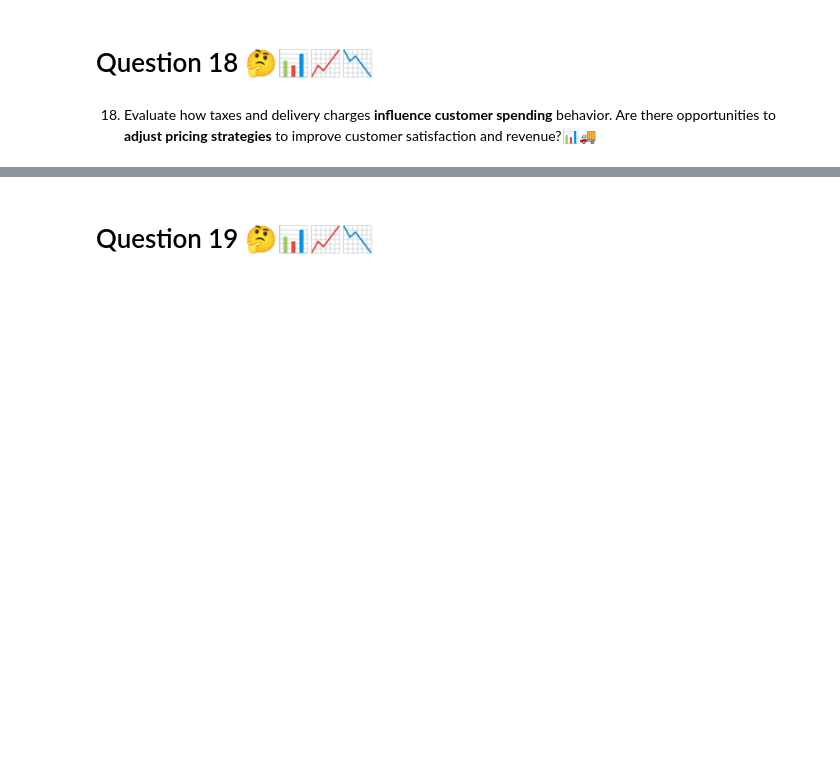
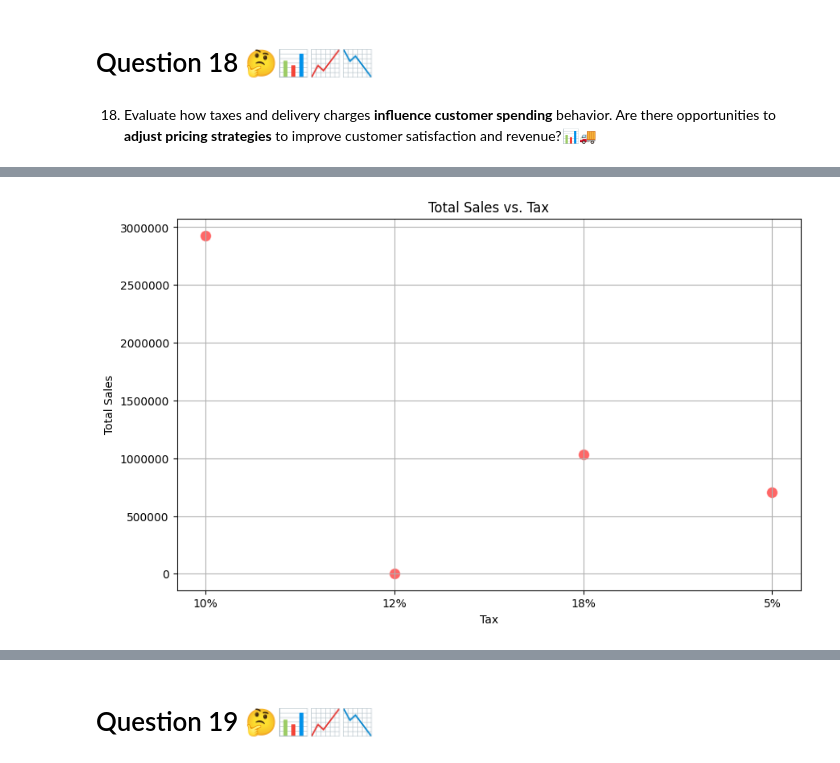
Before and after one commit to Smita569/E-commerce_Marketing_and_sales, a Jupyter notebook: E_commerce_Marketing_and_sales_Business_Case.ipynb, the cells around one changed output, grey strips where cells are left out. Drawn from its saved outputs; the diff is of its cells as text; code cells hidden in the pictures; blank space fills up the shorter version.

```diff
--- a/E_commerce_Marketing_and_sales_Business_Case.ipynb
+++ b/E_commerce_Marketing_and_sales_Business_Case.ipynb
@@ -904,3 +904,8 @@ plt.show()
 # Question 18 🤔📊📈📉
 # %% [markdown]
 18. Evaluate how taxes and delivery charges **influence customer spending** behavior. Are there opportunities to **adjust pricing strategies** to improve customer satisfaction and revenue?📊🚚
+# %%
+# Merge online sales data with tax information based on 'Product_Category' and group by tax with respective to total sales
+df_sales_tax_merged=pd.merge(df_sales_with_first_purchase,df_taxAmount,on='Product_Category')
+df_sales_tax_merged_grp_tax=df_sales_tax_merged.groupby('GST')['Total_Sales'].sum().reset_index()
+df_sales_tax_merged_grp_tax
@@ -906,0 +918,13 @@ plt.show()
+# %%
+# plot the above data to visualise tax vs total sales
+plt.figure(figsize=(10, 6))
+formatter = mticker.FormatStrFormatter('%.0f')
+sns.scatterplot(data=df_sales_tax_merged_grp_tax, x='GST', y='Total_Sales', alpha=0.6,color='red', s=100)
+plt.title('Total Sales vs. Tax')
+plt.xlabel('Tax')
+plt.ylabel('Total Sales')
+plt.grid(True)
+plt.gca().yaxis.set_major_formatter(formatter)
+plt.show()
+# %% [output]
+[figure, added]
```
Also changed, not shown: parts of 5 cells of this notebook.
